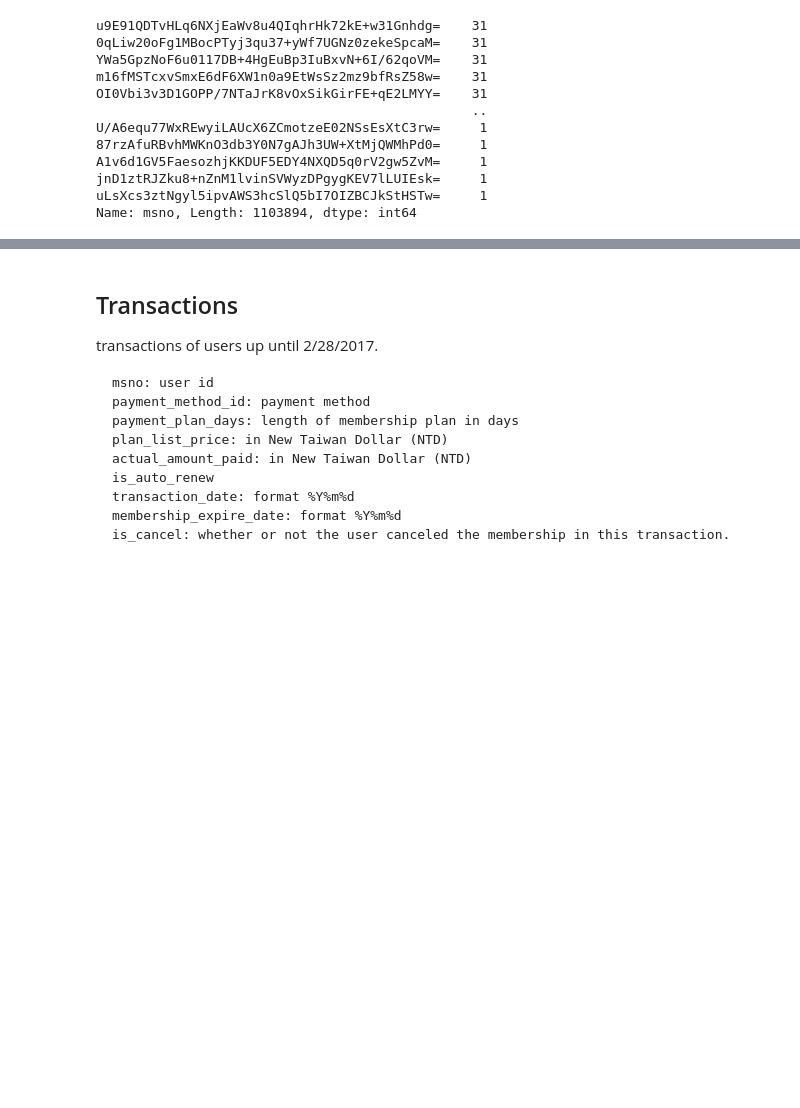
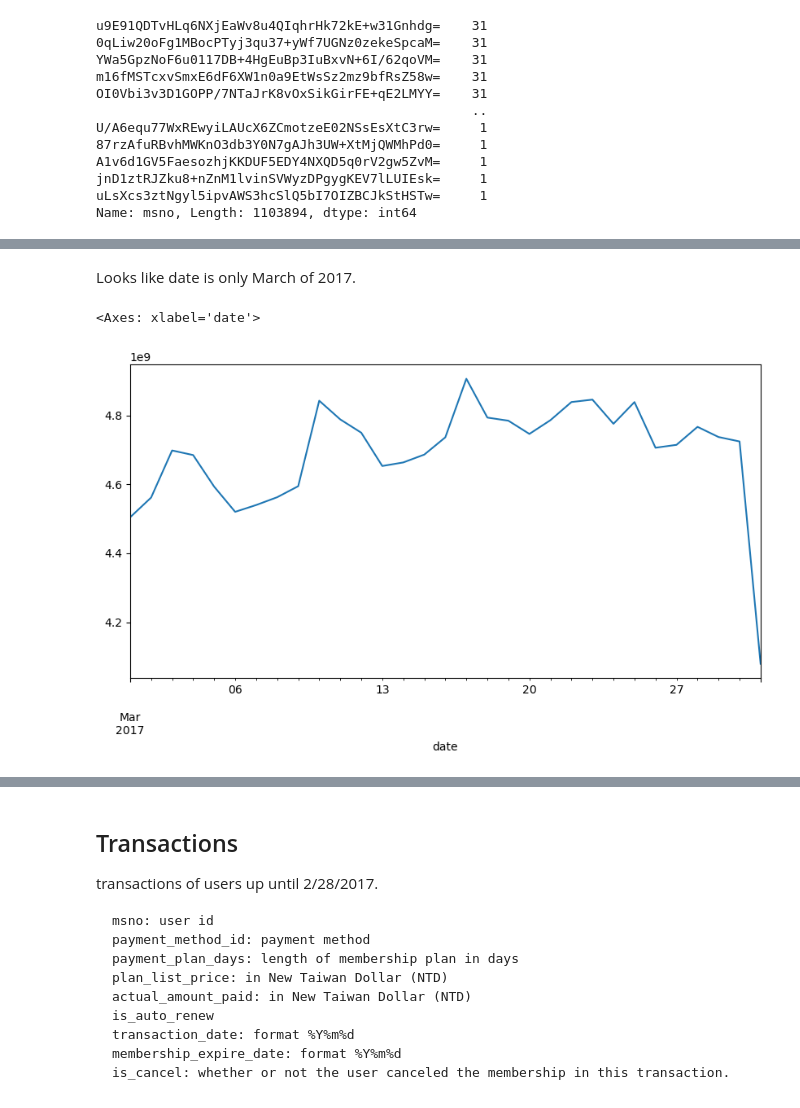
Before and after one commit to liamge/retention-risk-workbench, a Jupyter notebook: notebooks/02_KKBox_EDA_and_Feature_Engineering.ipynb, the cells around one changed output, grey strips where cells are left out. Saved outputs shown, nothing was run; the diff lists cells and outputs as text; code cells hidden in the pictures; blank space fills up the shorter version.

```diff
--- a/notebooks/02_KKBox_EDA_and_Feature_Engineering.ipynb
+++ b/notebooks/02_KKBox_EDA_and_Feature_Engineering.ipynb
@@ -111,0 +181,9 @@ Name: msno, Length: 1103894, dtype: int64
+# %% [markdown]
+Looks like date is only March of 2017.
+# %%
+daily = df_logs.groupby("date")["total_secs"].sum()
+
+daily.plot(figsize=(10,5))
+# %% [output]
+<Axes: xlabel='date'>
+[figure, added]
```
Also changed, not shown: parts of 18 cells of this notebook, 16 other files.
